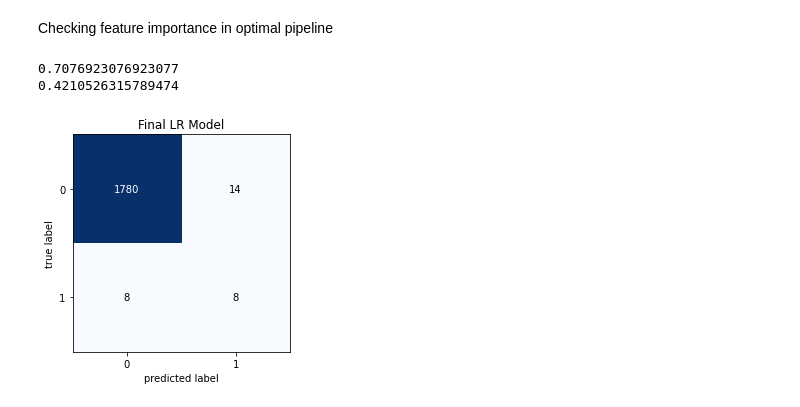
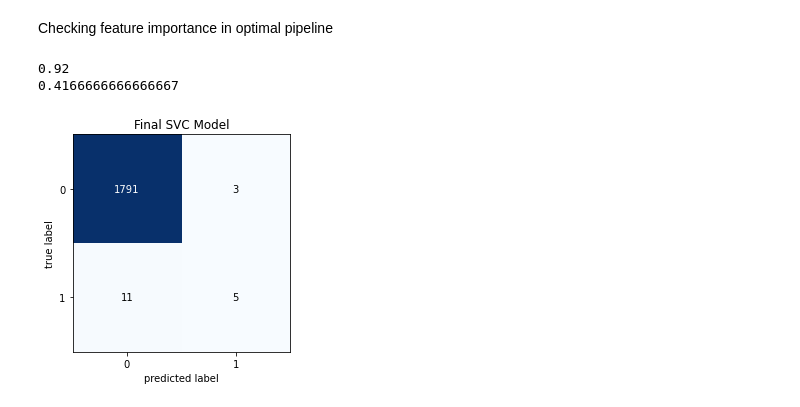
Before and after one commit to wwhite5/Springboard-Capstone-1-NLP, a Jupyter notebook: Notebooks/One_Author_advanced_2.ipynb, the cells around one changed output. Cells and saved outputs as stored; diff of their text form; code cells hidden in the pictures.

```diff
--- a/Notebooks/One_Author_advanced_2.ipynb
+++ b/Notebooks/One_Author_advanced_2.ipynb
@@ -914,8 +1041,7 @@ X_train = hstack([other_features_train, X_train_vector])
 X_test = hstack([other_features_test, X_test_vector])
 # %%
 pipe = Pipeline(steps=[
-                ('ros', RandomOverSampler(random_state=21)),
-                ('LR', LogisticRegression(C=1, max_iter=1000))
+                ('SVC', LinearSVC(C=0.5, class_weight='balanced', max_iter=1000))
                 ])
 # %%
 pipe.fit(X_train, y_train)
@@ -927,15 +1053,15 @@ F1_score_test = f1_score(y_test, pipe_test_pred)
 print(F1_score_train)
 print(F1_score_test)
 # %% [output]
-0.7076923076923077
-0.4210526315789474
+0.92
+0.4166666666666667
 # %%
 Final_test = confusion_matrix(y_test, pipe_test_pred)
 fig, ax = plot_confusion_matrix(conf_mat=Final_test)
-plt.title('Final LR Model')
+plt.title('Final SVC Model')
 plt.show()
 # %% [output]
-[figure, old version]
+[figure, new version]
 # %%
 pipe_predict_proba = pipe.predict_proba(X_test)
 
```
Also changed, not shown: parts of 51 cells of this notebook, 1 other file.
